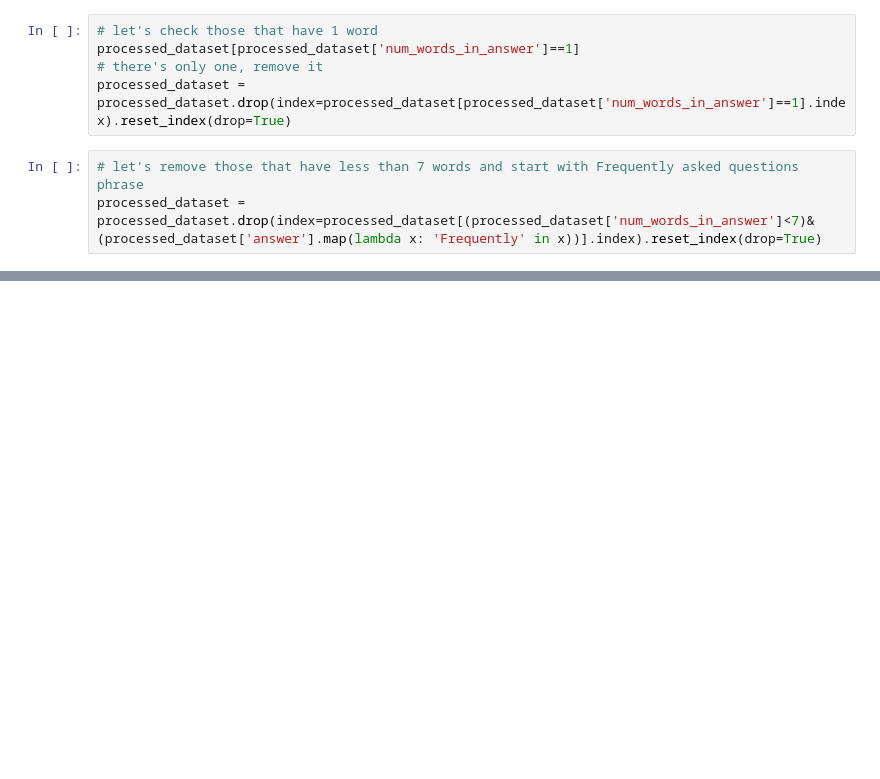
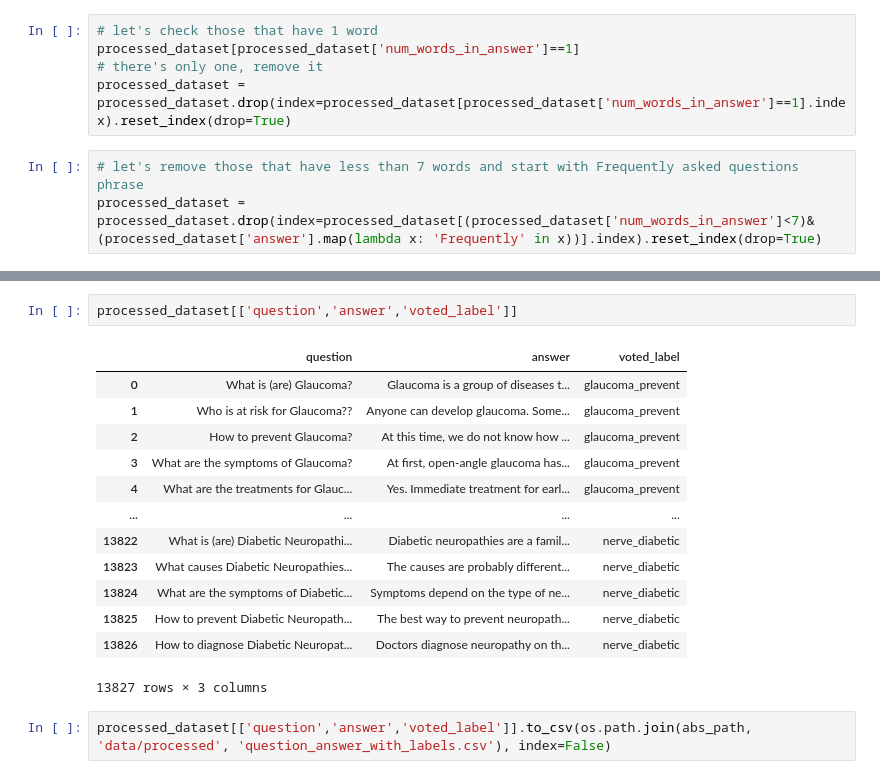
Before and after one commit to alditus/medical_assistant_bot_assignment, a Jupyter notebook: notebooks/data_processing/data_processing_and_preparation.ipynb, the cells around one changed output, grey strips where cells are left out. Drawn from its saved outputs; the diff is of its cells as text; blank space fills up the shorter version.

```diff
--- a/notebooks/data_processing/data_processing_and_preparation.ipynb
+++ b/notebooks/data_processing/data_processing_and_preparation.ipynb
@@ -321,0 +447,18 @@ processed_dataset[['?' in x[:100] for x in dataset['answer'].str.lower()]]
+# %%
+processed_dataset[['question','answer','voted_label']]
+# %% [output]
+|  | question | answer | voted_label |
+| 0 | What is (are) Glaucoma? | Glaucoma is a group of diseases t... | glaucoma_prevent |
+| 1 | Who is at risk for Glaucoma?? | Anyone can develop glaucoma. Some... | glaucoma_prevent |
+| 2 | How to prevent Glaucoma? | At this time, we do not know how ... | glaucoma_prevent |
+| 3 | What are the symptoms of Glaucoma? | At first, open-angle glaucoma has... | glaucoma_prevent |
+| 4 | What are the treatments for Glauc... | Yes. Immediate treatment for earl... | glaucoma_prevent |
+| ... | ... | ... | ... |
+| 13822 | What is (are) Diabetic Neuropathi... | Diabetic neuropathies are a famil... | nerve_diabetic |
+| 13823 | What causes Diabetic Neuropathies... | The causes are probably different... | nerve_diabetic |
+| 13824 | What are the symptoms of Diabetic... | Symptoms depend on the type of ne... | nerve_diabetic |
+| 13825 | How to prevent Diabetic Neuropath... | The best way to prevent neuropath... | nerve_diabetic |
+| 13826 | How to diagnose Diabetic Neuropat... | Doctors diagnose neuropathy on th... | nerve_diabetic |
+13827 rows × 3 columns
+# %%
+processed_dataset[['question','answer','voted_label']].to_csv(os.path.join(abs_path, 'data/processed', 'question_answer_with_labels.csv'), index=False)
```
Also changed, not shown: parts of 30 cells of this notebook.
